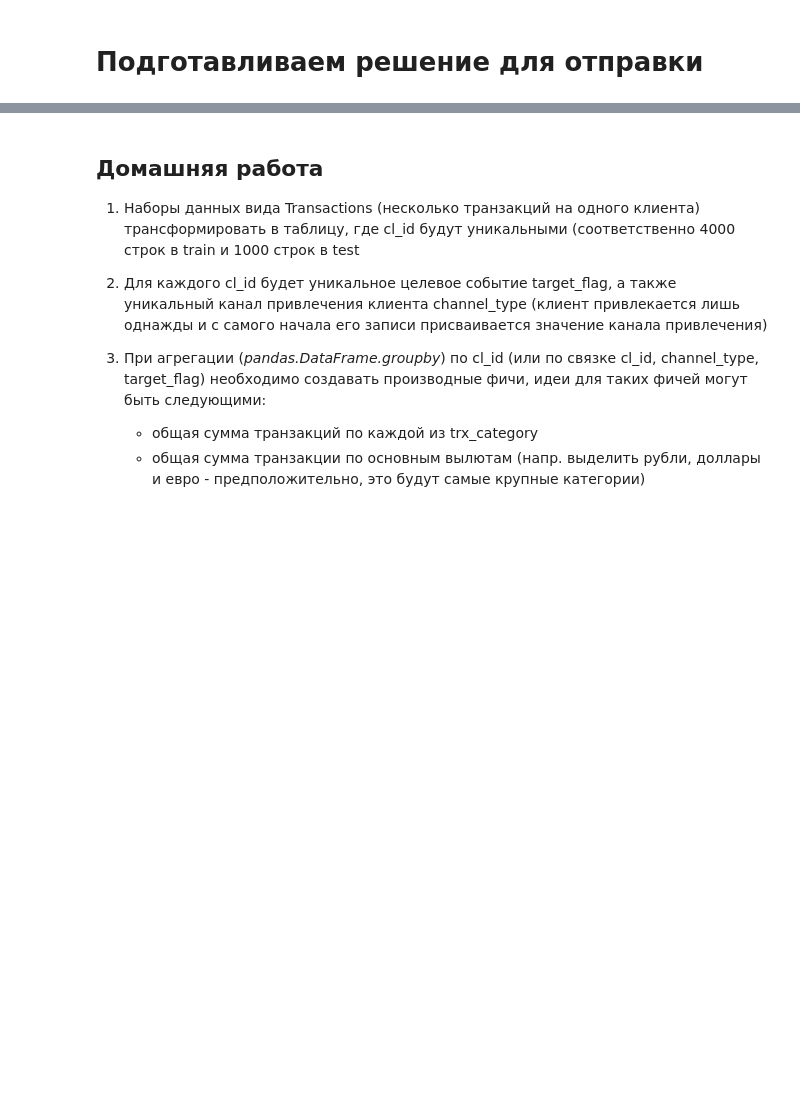
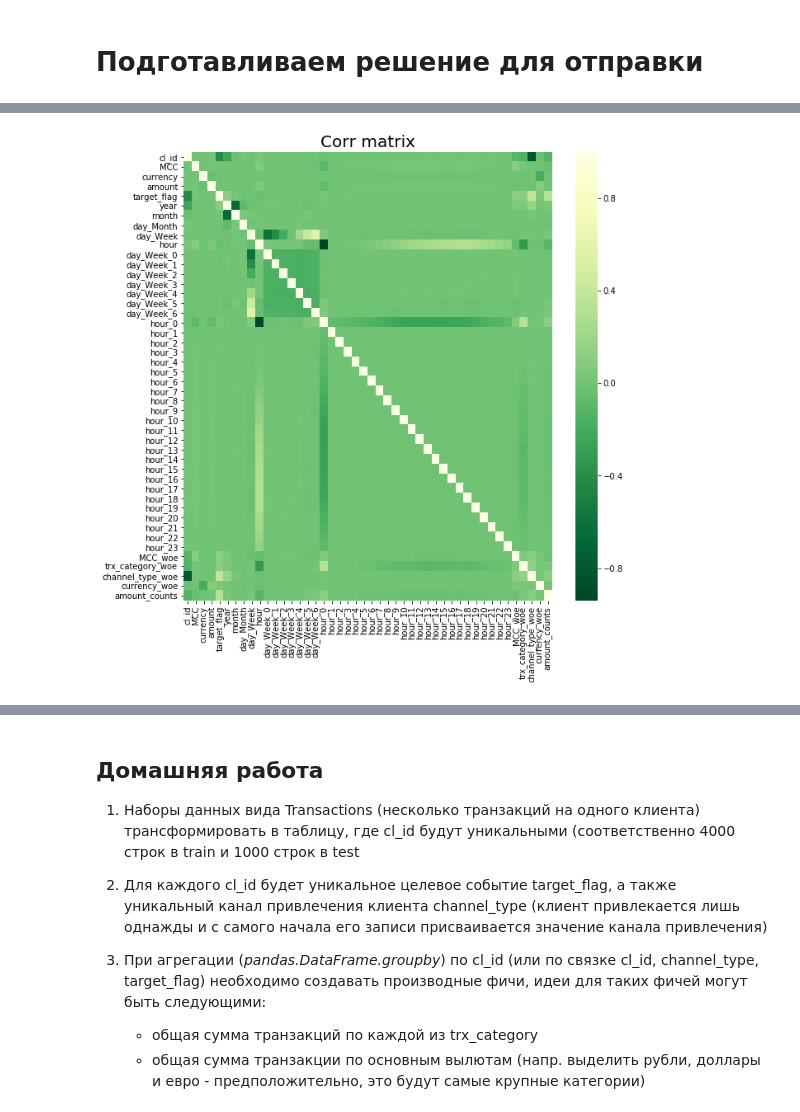
Before and after one commit to smayluk/boosters, a Jupyter notebook: rosbank/rb.ipynb, the cells around one changed output, grey strips where cells are left out. Saved outputs shown, nothing was run; the diff lists cells and outputs as text; code cells hidden in the pictures; blank space fills up the shorter version.

```diff
--- a/rosbank/rb.ipynb
+++ b/rosbank/rb.ipynb
@@ -676,0 +779,10 @@ with open('gb_predictions.txt', 'w') as file:
+# %%
+columns_to_get_woe = [
+    'MCC',
+    'trx_category',
+    'channel_type',
+    'currency'
+]
+# %%
+for col_get_prob in columns_to_get_woe:
+    data_train, data_test = get_woe_v1(data_train, data_test, col_get_prob, 'target_flag')
@@ -676,0 +800,12 @@ with open('gb_predictions.txt', 'w') as file:
+# %%
+def get_counts(df_train, df_test, col, target_col):
+    category_val_dict = (
+        df_train[df_train[target_col] == 1][col].value_counts()
+        /
+        df_train[col].value_counts()
+    ).to_dict()
+    df_train[col + '_counts'] = df_train[col].apply(category_val_dict.get)
+    df_test[col + '_counts'] = df_test[col].apply(category_val_dict.get)
+    return df_train, df_test
+# %%
+data_train, data_test = get_counts(data_train, data_test, 'amount', 'target_flag')
@@ -676,0 +822,13 @@ with open('gb_predictions.txt', 'w') as file:
+# %%
+corr = data_train.corr()
+fig, ax = plt.subplots(figsize=(10,10))
+plt.title('Corr matrix', size=20)
+sns.heatmap(
+    corr,
+    xticklabels=corr.columns.values,
+    yticklabels=corr.columns.values,
+    ax=ax, cmap = 'YlGn_r'
+)
+plt.show()
+# %% [output]
+[figure, added]
```
Also changed, not shown: parts of 28 cells of this notebook.
